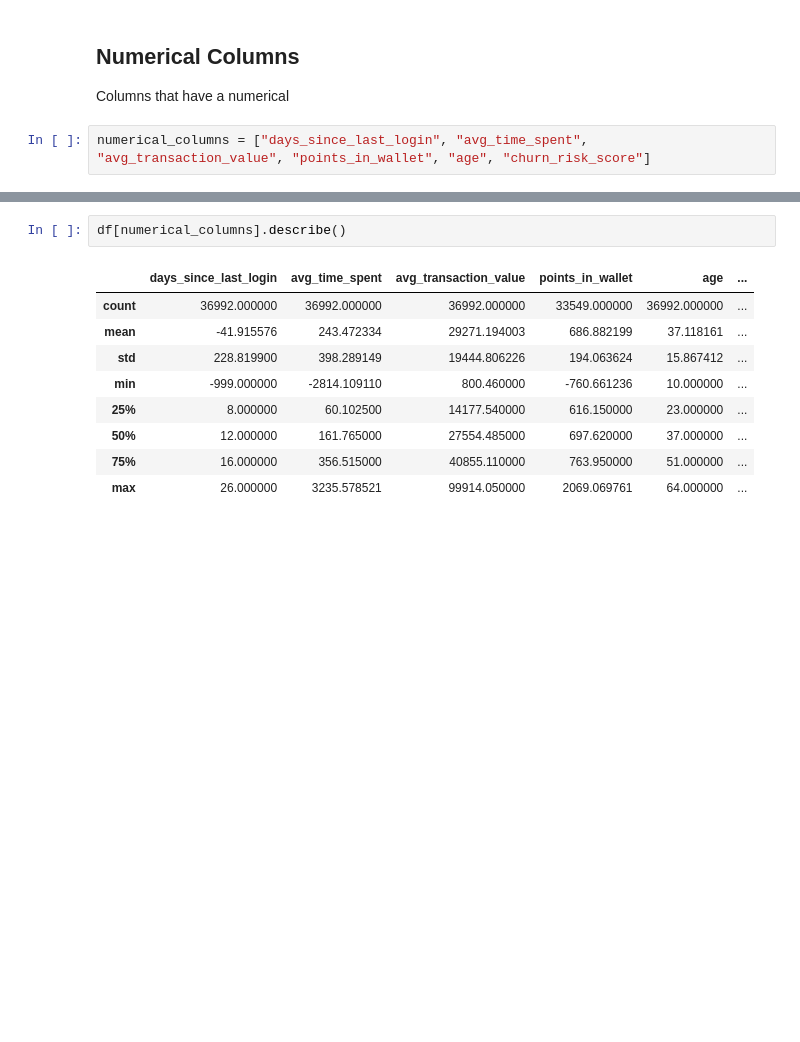
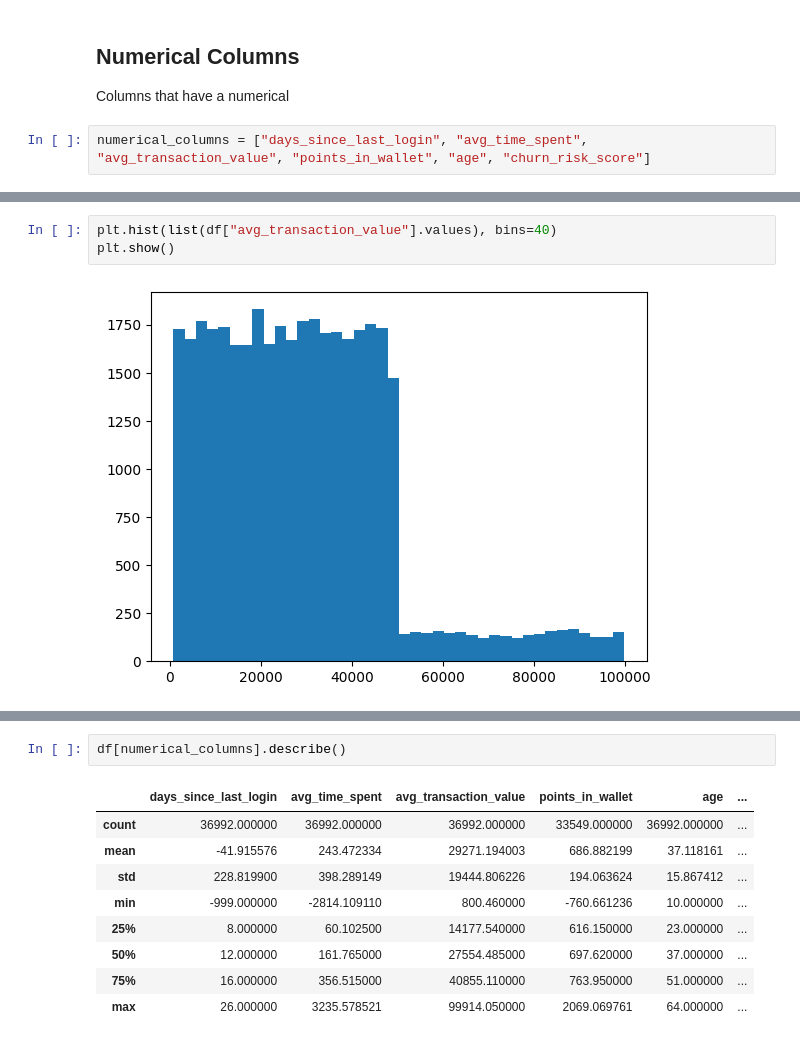
Before and after one commit to aviraljain99/customer-churn-analysis, a Jupyter notebook: dataset_eda.ipynb, the cells around one changed output, grey strips where cells are left out. Drawn from its saved outputs; the diff is of its cells as text; blank space fills up the shorter version.

```diff
--- a/dataset_eda.ipynb
+++ b/dataset_eda.ipynb
@@ -156,0 +156,5 @@ plot_frequency("avg_time_spent", df)
+# %%
+plt.hist(list(df["avg_transaction_value"].values), bins=40)
+plt.show()
+# %% [output]
+[figure, added]
```
Also changed, not shown: parts of 31 cells of this notebook.
